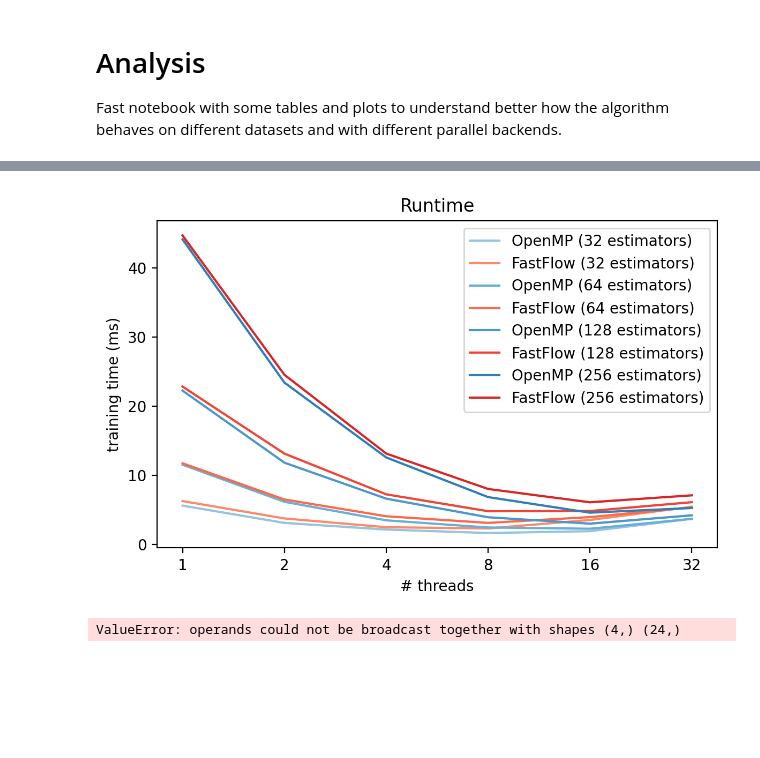
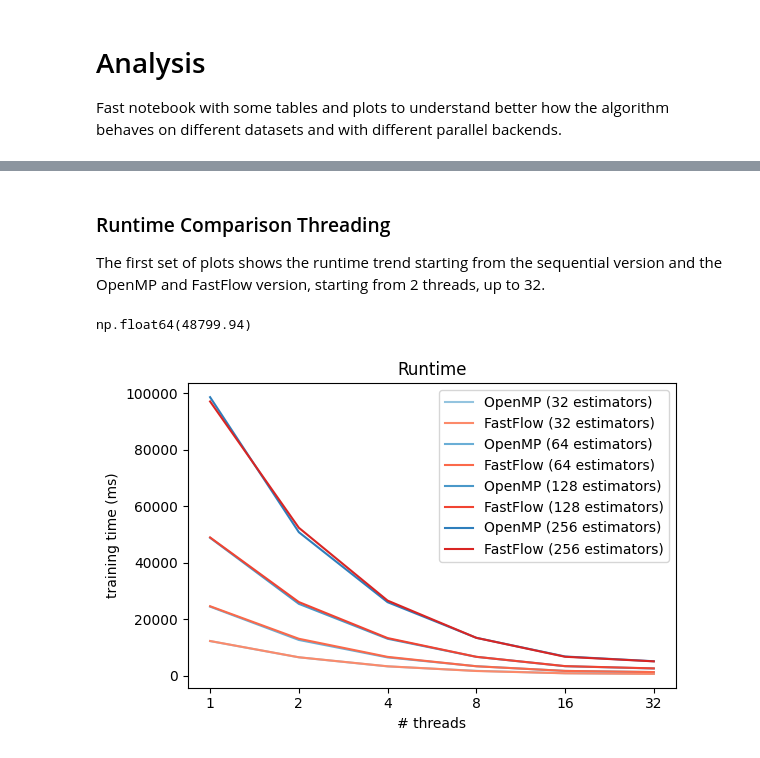
Before and after one commit to FedericoBustaffa/random_forest, a Jupyter notebook: notebooks/analysis.ipynb, the cells around one changed output, grey strips where cells are left out. Cells and saved outputs as stored; diff of their text form; code cells hidden in the pictures; blank space fills up the shorter version.

Commit message:
plots

```diff
--- a/notebooks/analysis.ipynb
+++ b/notebooks/analysis.ipynb
@@ -6,7 +6,24 @@ behaves on different datasets and with different parallel backends.
 # %%
 import pandas as pd
 
-df = pd.read_csv("../results/cluster_iris.csv")
-df
+df = pd.read_csv("../results/cluster_magic_3.csv")
+display(df)
+
+
+fields = [
+    "estimators",
+    "threads",
+    "nodes",
+    "train_time",
+    "train_predict_time",
+    "test_predict_time",
+]
+
+seq = df[df["backend"] == "seq"][fields]
+omp = df[df["backend"] == "omp"][fields]
+ff = df[df["backend"] == "ff"][fields]
+mpi = df[df["backend"] == "mpi"][fields]
+
+display(seq, omp, ff, mpi)
 # %% [output]
 |  | estimators | max_depth | backend | threads | nodes | dataset | train_accuracy | train_f1 | test_accuracy | ... |
@@ -86,13 +94,23 @@ display(seq, omp, ff)
+# %% [markdown]
+### Runtime Comparison Threading
+
+The first set of plots shows the runtime trend starting from the sequential
+version and the OpenMP and FastFlow version, starting from 2 threads, up to 32.
+# %%
+seq[seq["estimators"] == 128]["train_time"]
+# %% [output]
+np.float64(48799.94)
 # %%
-from matplotlib import cm
+import matplotlib.pyplot as plt
+from matplotlib import colormaps as cm
 
-plt.figure(figsize=(6, 4), dpi=200)
+plt.figure(figsize=(6, 4), dpi=100)
 plt.title("Runtime")
 
 
 estimators = df["estimators"].unique()
-cmap_omp = cm.Blues
-cmap_ff = cm.Reds
+cmap_omp = cm.get_cmap("Blues")
+cmap_ff = cm.get_cmap("Reds")
 
 cmin, cmax = 0.4, 0.7
 
@@ -103,35 +121,42 @@ def color_from_cmap(cmap, i, n):
 
 
 for i, e in enumerate(estimators):
     color_omp = color_from_cmap(cmap_omp, i, len(estimators))
     color_ff = color_from_cmap(cmap_ff, i, len(estimators))
 
+    seq_tt = seq[seq["estimators"] == e]["train_time"]
     omp_e = omp[omp["estimators"] == e]
+    omp_tt = omp_e["train_time"].to_list()[1:]
+    omp_tt.insert(0, seq_tt.iloc[0])
+
     plt.plot(
         omp_e["threads"],
-        omp_e["train_time"],
+        omp_tt,
         color=color_omp,
         label=f"OpenMP ({e} estimators)",
     )
 
     ff_e = ff[ff["estimators"] == e]
+    ff_tt = ff_e["train_time"].to_list()[1:]
+    ff_tt.insert(0, seq_tt.iloc[0])
+
     plt.plot(
         ff_e["threads"],
         ff_e["train_time"],
         color=color_ff,
         label=f"FastFlow ({e} estimators)",
     )
 
 plt.xscale("log", base=2)
 ticks = [1, 2, 4, 8, 16, 32]
 plt.xticks(ticks, [str(i) for i in ticks])
 plt.xlabel(r"# threads")
 plt.ylabel("training time (ms)")
 plt.legend()
 plt.tight_layout()
 plt.show()
 # %% [output]
-[figure, old version]
+[figure, new version]
 # %%
 omp_s = (
     df[df["backend"] == "seq"]["train_time"].to_numpy() / omp["train_time"].to_numpy()
@@ -152,8 +177,6 @@ plt.ylabel("speedup")
 plt.legend()
 plt.tight_layout()
 plt.show()
-# %% [output]
-ValueError: operands could not be broadcast together with shapes (4,) (24,)
 # %%
 omp_e = omp_s / omp["threads"].to_numpy()
 ff_e = ff_s / ff["threads"].to_numpy()
```
Also changed, not shown: parts of 4 cells of this notebook.
